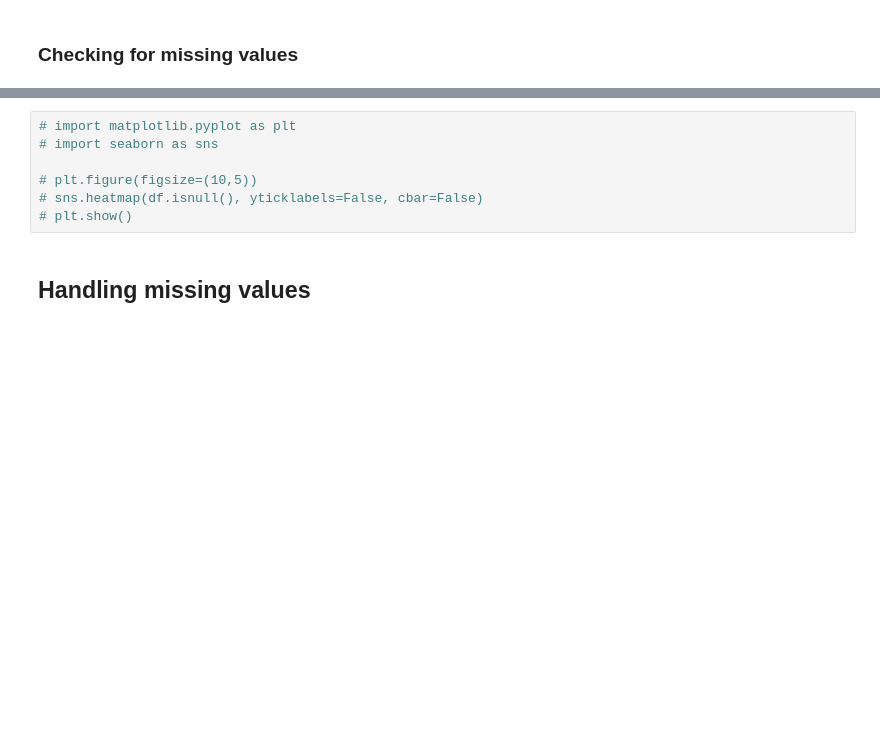
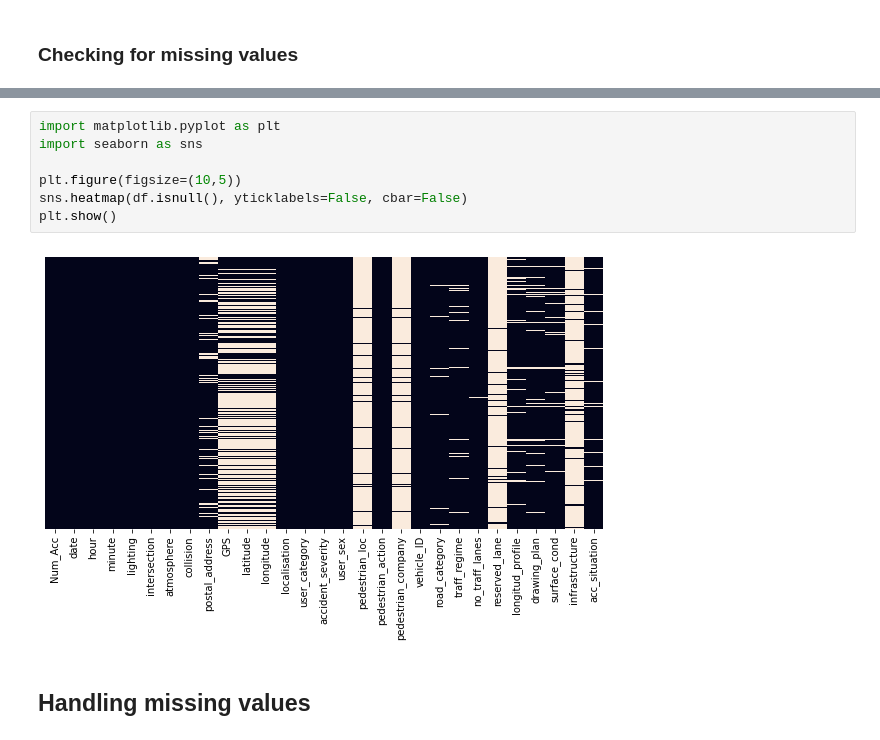
Before and after one commit to jedidiah-oladele/Accidents-In-France, a Jupyter notebook: initial_EDA.ipynb, the cells around one changed output, grey strips where cells are left out. Saved outputs shown, nothing was run; the diff lists cells and outputs as text; blank space fills up the shorter version.

```diff
--- a/initial_EDA.ipynb
+++ b/initial_EDA.ipynb
@@ -324,10 +344,12 @@ def check_missing_val(df):
 # %%
-# import matplotlib.pyplot as plt
-# import seaborn as sns
+import matplotlib.pyplot as plt
+import seaborn as sns
 
-# plt.figure(figsize=(10,5))
-# sns.heatmap(df.isnull(), yticklabels=False, cbar=False)
-# plt.show()
+plt.figure(figsize=(10,5))
+sns.heatmap(df.isnull(), yticklabels=False, cbar=False)
+plt.show()
+# %% [output]
+[figure, added]
 # %% [markdown]
 ## Handling missing values
 # %% [markdown]
```
Also changed, not shown: parts of 4 cells of this notebook, 4 other files.
